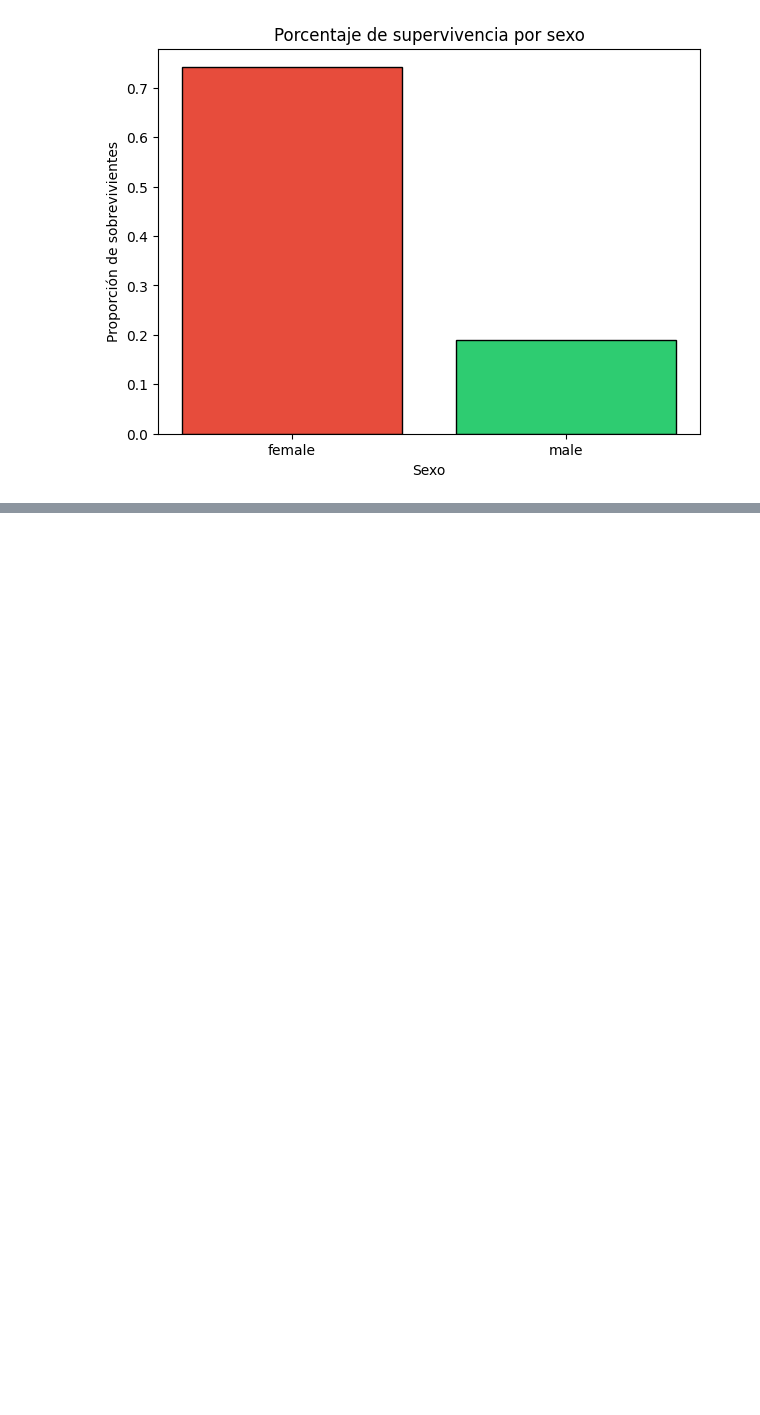
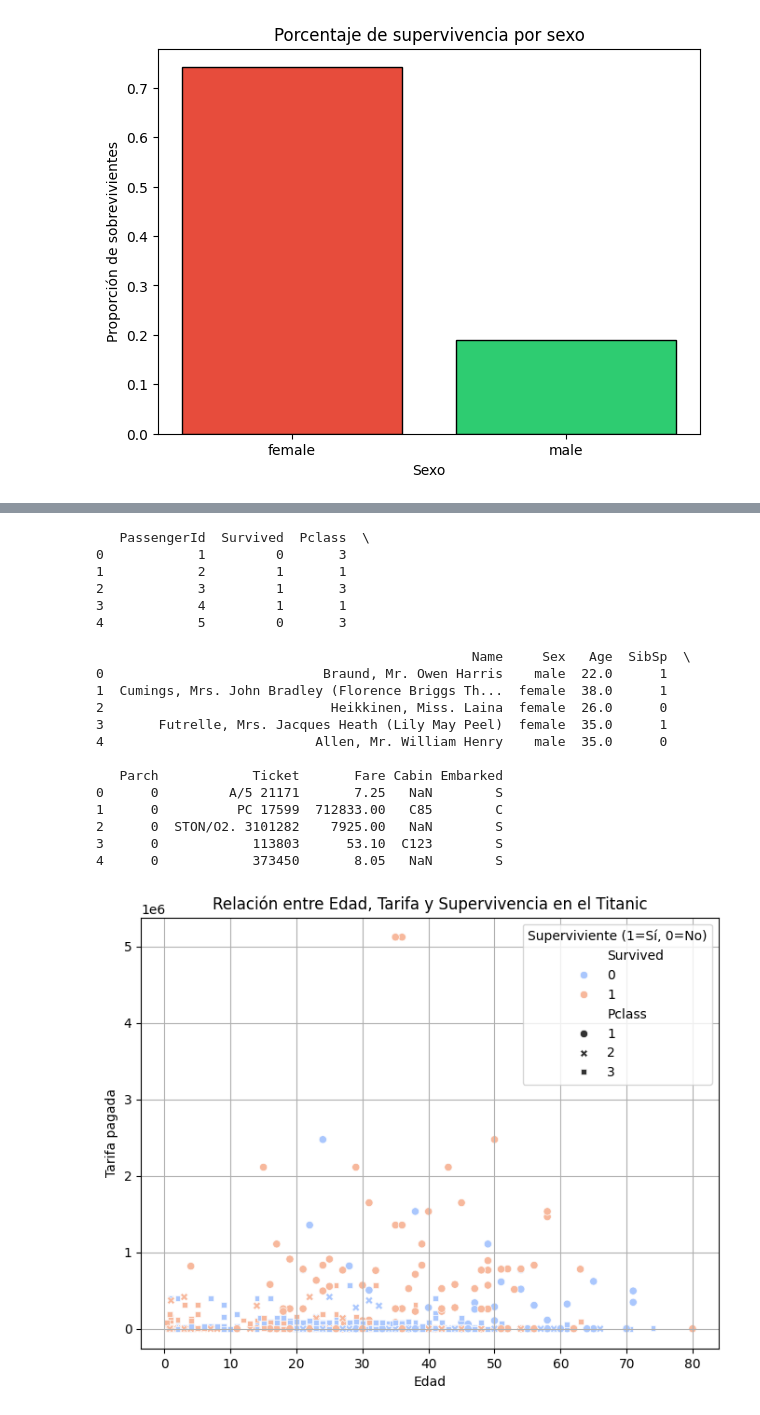
Before and after one commit to DD-06/taller-pandas-titanic-grupo-, a Jupyter notebook: notebooks/Graficos.ipynb, the cells around one changed output, grey strips where cells are left out. Cells and saved outputs as stored; diff of their text form; code cells hidden in the pictures; blank space fills up the shorter version.

Commit message:
Agregar nuevas tablas y diagramas de dispercion

```diff
--- a/notebooks/Graficos.ipynb
+++ b/notebooks/Graficos.ipynb
@@ -88,3 +86,6 @@ plt.show()
 [figure]
 [figure]
 [figure]
+# %%
+train = pd.read_excel("C:/Users/joser/Downloads/train.csv.xlsx")
+test = pd.read_excel("C:/Users/joser/Downloads/test.csv.xlsx")
@@ -90,0 +116,50 @@ plt.show()
+# %%
+
+import seaborn as sns
+
+# Mostrar las primeras filas para verificar la estructura
+print(train.head())
+
+# Crear un scatterplot para analizar la relación entre edad, tarifa y supervivencia
+plt.figure(figsize=(8,6))
+sns.scatterplot(
+    data=train,
+    x="Age",                # Edad del pasajero
+    y="Fare",               # Tarifa pagada
+    hue="Survived",         # Color según si sobrevivió o no
+    style="Pclass",         # Estilo de punto según la clase del pasajero
+    palette="coolwarm"
+)
+
+# Personalizar el gráfico
+plt.title("Relación entre Edad, Tarifa y Supervivencia en el Titanic")
+plt.xlabel("Edad")
+plt.ylabel("Tarifa pagada")
+plt.legend(title="Superviviente (1=Sí, 0=No)")
+plt.grid(True)
+
+
+# Mostrar en pantalla
+plt.show()
+# %% [output]
+   PassengerId  Survived  Pclass  \
+0            1         0       3
+1            2         1       1
+2            3         1       3
+3            4         1       1
+4            5         0       3
+
+                                                Name     Sex   Age  SibSp  \
+0                            Braund, Mr. Owen Harris    male  22.0      1
+1  Cumings, Mrs. John Bradley (Florence Briggs Th...  female  38.0      1
+2                             Heikkinen, Miss. Laina  female  26.0      0
+3       Futrelle, Mrs. Jacques Heath (Lily May Peel)  female  35.0      1
+4                           Allen, Mr. William Henry    male  35.0      0
+
+   Parch            Ticket       Fare Cabin Embarked
+0      0         A/5 21171       7.25   NaN        S
+1      0          PC 17599  712833.00   C85        C
+2      0  STON/O2. 3101282    7925.00   NaN        S
+3      0            113803      53.10  C123        S
+4      0            373450       8.05   NaN        S
+[figure, added]
```
Also changed, not shown: parts of 5 cells of this notebook.
